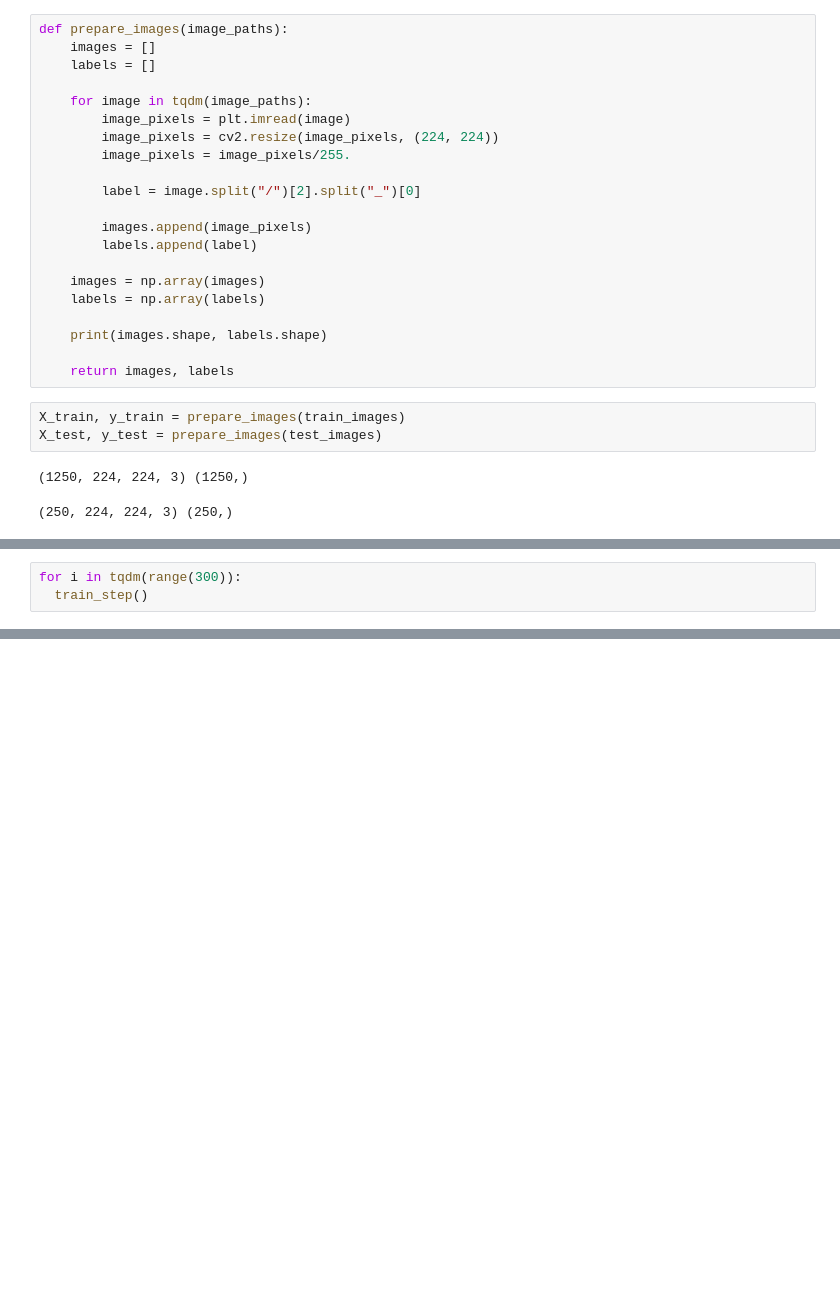
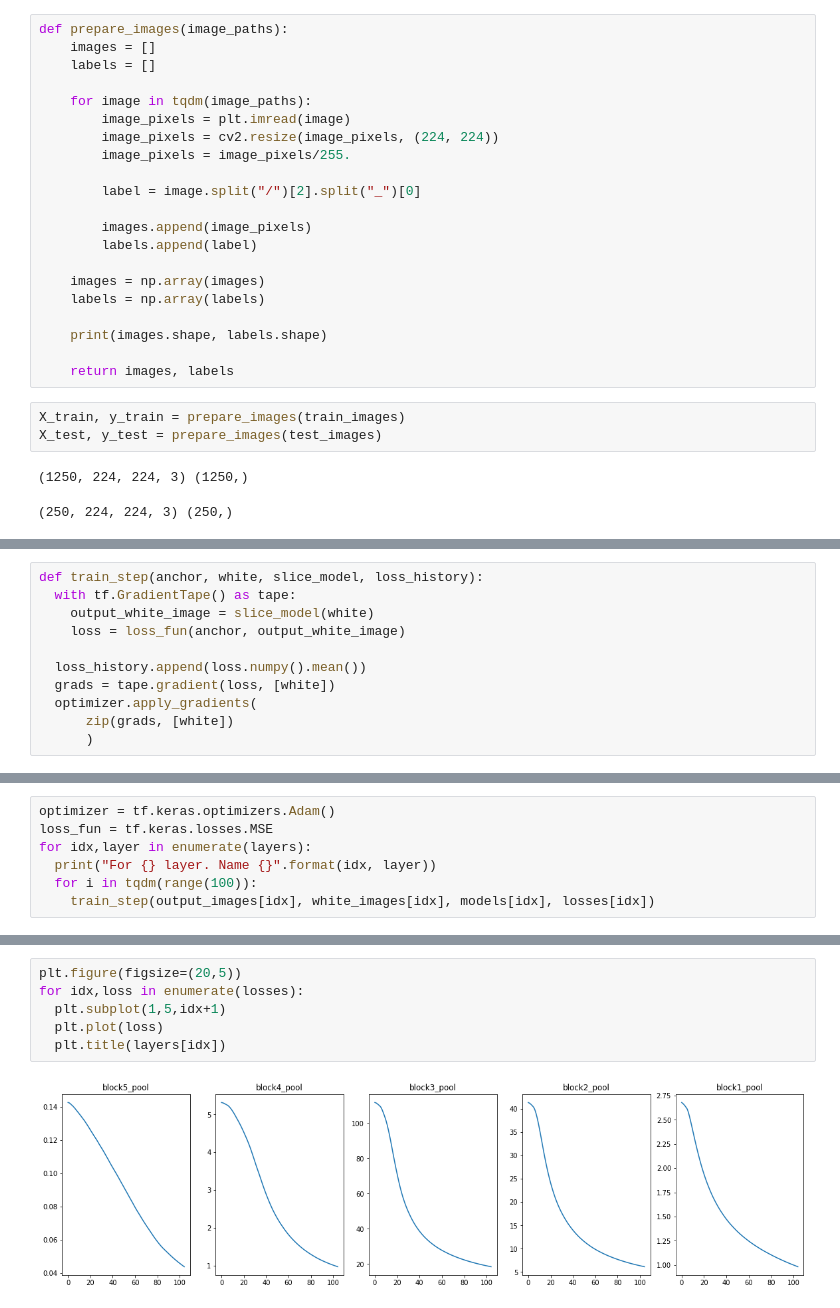
Before and after one commit to ariG23498/NeuralStyleTransfer, a Jupyter notebook: GradientTapeExp.ipynb, the cells around one changed output, grey strips where cells are left out. Cells and saved outputs as stored; diff of their text form; blank space fills up the shorter version.

Commit message:
with Adam optimizer

```diff
--- a/GradientTapeExp.ipynb
+++ b/GradientTapeExp.ipynb
@@ -424,3 +67,0 @@ def train_step():
-# %%
-for i in tqdm(range(300)):
-  train_step()
@@ -437,0 +113,11 @@ plt.plot(loss_history)
+# %%
+def train_step(anchor, white, slice_model, loss_history):
+  with tf.GradientTape() as tape:
+    output_white_image = slice_model(white)
+    loss = loss_fun(anchor, output_white_image)
+
+  loss_history.append(loss.numpy().mean())
+  grads = tape.gradient(loss, [white])
+  optimizer.apply_gradients(
+      zip(grads, [white])
+      )
@@ -437,0 +126,7 @@ plt.plot(loss_history)
+# %%
+optimizer = tf.keras.optimizers.Adam()
+loss_fun = tf.keras.losses.MSE
+for idx,layer in enumerate(layers):
+  print("For {} layer. Name {}".format(idx, layer))
+  for i in tqdm(range(100)):
+    train_step(output_images[idx], white_images[idx], models[idx], losses[idx])
@@ -437,0 +139,8 @@ plt.plot(loss_history)
+# %%
+plt.figure(figsize=(20,5))
+for idx,loss in enumerate(losses):
+  plt.subplot(1,5,idx+1)
+  plt.plot(loss)
+  plt.title(layers[idx])
+# %% [output]
+[figure, added]
```
Also changed, not shown: parts of 55 cells of this notebook.
